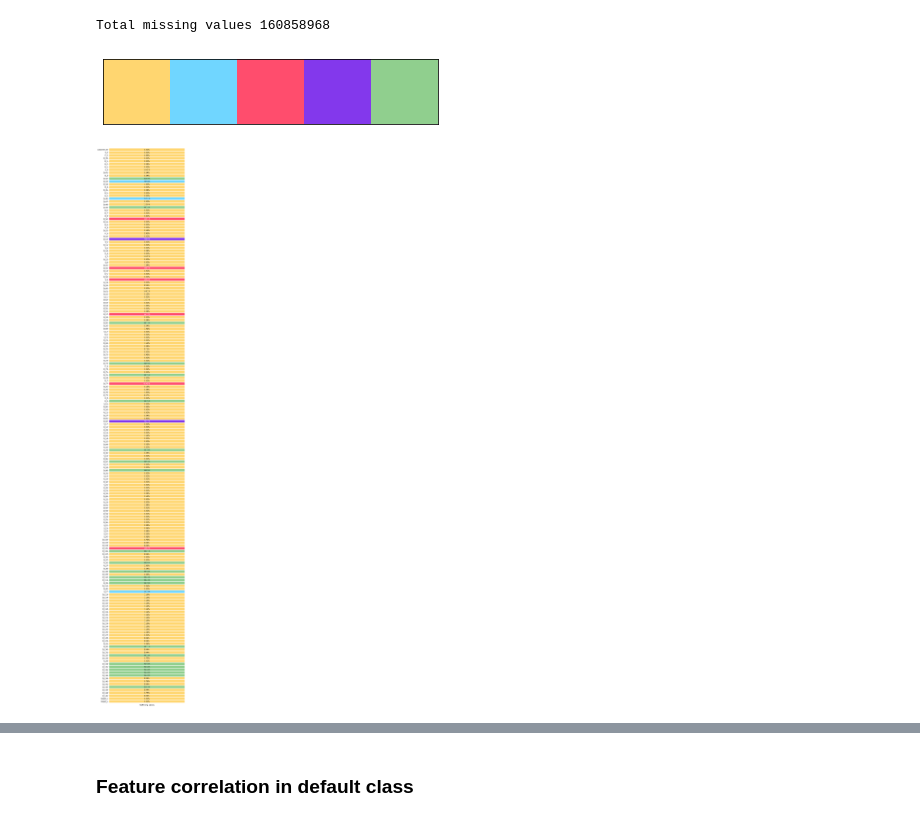
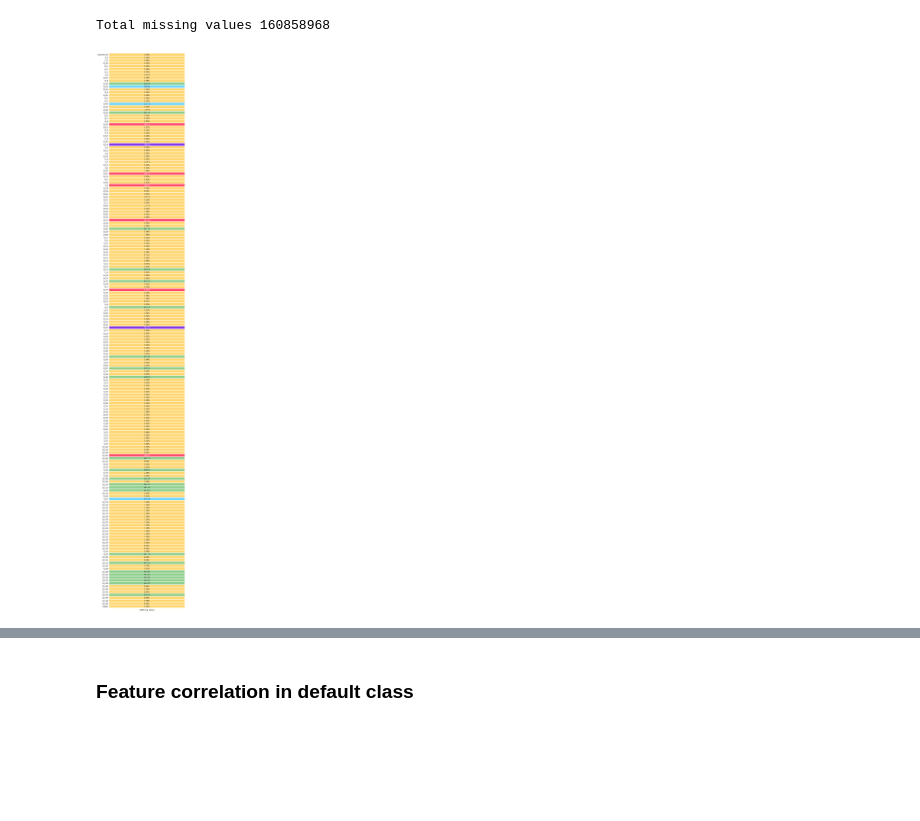
Before and after one commit to Garimagupta85/Default-Prediction, a Jupyter notebook: EDA_Model.ipynb, the cells around one changed output, grey strips where cells are left out. Cells and saved outputs as stored; diff of their text form; code cells hidden in the pictures; blank space fills up the shorter version.

```diff
--- a/EDA_Model.ipynb
+++ b/EDA_Model.ipynb
@@ -155,26 +154,21 @@ print("Total missing values" , sum(missing_values))
 # %% [output]
 Total missing values 160858968
 # %%
-#Custom Color Palette 🎨
+#Custom Color Palette
 custom_colors = ["#ffd670","#70d6ff","#ff4d6d","#8338ec","#90cf8e"]
 customPalette = sns.set_palette(sns.color_palette(custom_colors))
-sns.palplot(sns.color_palette(custom_colors),size=1.2)
-plt.tick_params(axis='both', labelsize=0, length = 0)
-# %% [output]
-[figure, removed]
 # %%
-background_color = 'white'
 missing = pd.DataFrame(columns = ['% Missing values'],data = train_data.isnull().sum()/len(train_data))
-fig = plt.figure(figsize = (20, 60),facecolor=background_color)
+fig = plt.figure(figsize = (20, 60),facecolor='white')
 gs = fig.add_gridspec(1, 2)
 gs.update(wspace = 0.5, hspace = 0.5)
 ax0 = fig.add_subplot(gs[0, 0])
 for s in ["right", "top","bottom","left"]:
     ax0.spines[s].set_visible(False)
 sns.heatmap(missing,cbar = False,annot = True,fmt =".2%", linewidths = 2,cmap = custom_colors,vmax = 1, ax = ax0)
 plt.show()
 # %% [output]
-[figure, old version]
+[figure, new version]
 # %%
 stat_plot = train_data.reset_index().groupby('S_2')['customer_ID'].nunique().reset_index()
 fig = go.Figure()
```
Also changed, not shown: parts of 29 cells of this notebook.
